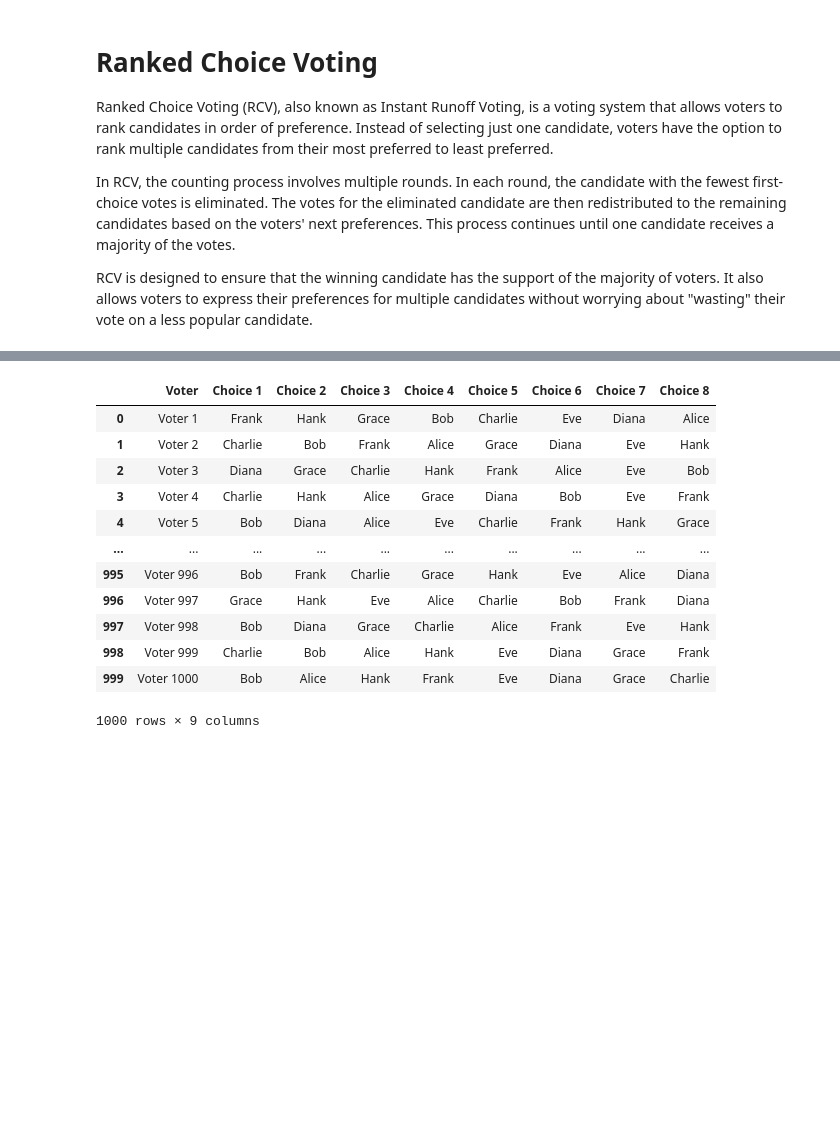
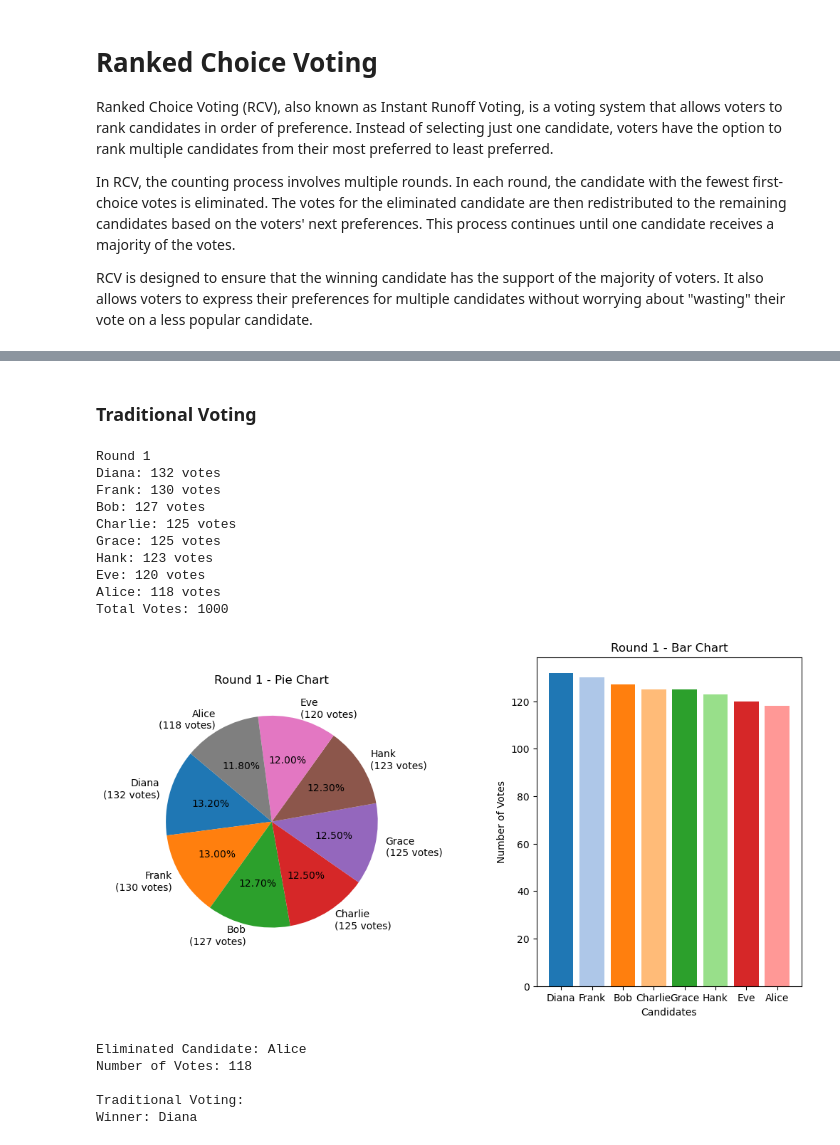
Before and after one commit to saharshbhansali/bohemian-referendums, a Jupyter notebook: ranked-choice.ipynb, the cells around one changed output, grey strips where cells are left out. Saved outputs shown, nothing was run; the diff lists cells and outputs as text; code cells hidden in the pictures; blank space fills up the shorter version.

```diff
--- a/ranked-choice.ipynb
+++ b/ranked-choice.ipynb
@@ -37,36 +41,34 @@ import pandas as pd
 
 # Read the CSV file
 df = pd.read_csv('votes.csv')
+df['current_winner'] = df['choice_1']
+# Create an array with a list of all the candidates
+candidates = df['current_winner'].unique()
+num_candidates = len(df.columns[1:-1].tolist())
 
 # Display the dataframe
-df
+# print(df.to_string())
+
+# Initialize the list of winners
+winners = []
+round_number = 1
-# %% [output]
-|  | Voter | Choice 1 | Choice 2 | Choice 3 | Choice 4 | Choice 5 | Choice 6 | Choice 7 | Choice 8 |
-| 0 | Voter 1 | Frank | Hank | Grace | Bob | Charlie | Eve | Diana | Alice |
-| 1 | Voter 2 | Charlie | Bob | Frank | Alice | Grace | Diana | Eve | Hank |
-| 2 | Voter 3 | Diana | Grace | Charlie | Hank | Frank | Alice | Eve | Bob |
-| 3 | Voter 4 | Charlie | Hank | Alice | Grace | Diana | Bob | Eve | Frank |
-| 4 | Voter 5 | Bob | Diana | Alice | Eve | Charlie | Frank | Hank | Grace |
-| ... | ... | ... | ... | ... | ... | ... | ... | ... | ... |
-| 995 | Voter 996 | Bob | Frank | Charlie | Grace | Hank | Eve | Alice | Diana |
-| 996 | Voter 997 | Grace | Hank | Eve | Alice | Charlie | Bob | Frank | Diana |
-| 997 | Voter 998 | Bob | Diana | Grace | Charlie | Alice | Frank | Eve | Hank |
-| 998 | Voter 999 | Charlie | Bob | Alice | Hank | Eve | Diana | Grace | Frank |
-| 999 | Voter 1000 | Bob | Alice | Hank | Frank | Eve | Diana | Grace | Charlie |
-1000 rows × 9 columns
 # %%
-import pandas as pd
 import matplotlib.pyplot as plt
 
-def RankedChoiceVotingRound(df, candidates, round_text):
+def RankedChoiceVotingRound(df, candidates, round_text, num_candidates):
     # Count the number of first-choice votes for each candidate
-    first_choice_votes = df['Choice 1'].value_counts()
+    first_choice_votes = df['current_winner'].value_counts()
 
     total_votes = first_choice_votes.sum()
+    round_winner_votes = -1
+    round_winner = None
     # Print the results of the current round
     print(f"{round_text}")
     for candidate, votes in first_choice_votes.items():
         print(f"{candidate}: {votes} votes")
+        if votes > round_winner_votes:
+            round_winner_votes = votes
+            round_winner = candidate
     print(f"Total Votes: {total_votes}\n")
 
     # Create a figure with two subplots
@@ -93,23 +95,50 @@ def RankedChoiceVotingRound(df, candidates, round_text):
     # Identify the candidate with the fewest votes
     min_votes = first_choice_votes.min()
     eliminated_candidate = first_choice_votes[first_choice_votes == min_votes].index[0]
-    print(f"Eliminated Candidate: {eliminated_candidate}\n")
+    print(f"Eliminated Candidate: {eliminated_candidate}\nNumber of Votes: {min_votes}\n")
 
     # Eliminate the candidate with the fewest votes
     candidates = [candidate for candidate in candidates if candidate != eliminated_candidate]
 
     # Redistribute the votes of the eliminated candidate
     def redistribute_votes(row):
-        if row['Choice 1'] == eliminated_candidate:
-            for i in range(2, len(candidates) + 2):
-                if row[f'Choice {i}'] in candidates:
-                    return row[f'Choice {i}']
+        if row['current_winner'] == eliminated_candidate:
+            for i in range(1, num_candidates+1):
+                if row[f'choice_{i}'] in candidates:
+                    return row[f'choice_{i}']
             return None
-        return row['Choice 1']
+        return row['current_winner']
 
-    df['Choice 1'] = df.apply(redistribute_votes, axis=1)
+    df['current_winner'] = df.apply(redistribute_votes, axis=1)
+
+    # print(df.to_string() + "\n")
 
     if len(candidates) == 1:
-        return df, candidates, candidates[0]
+        return df, candidates, round_winner
 
-    return df, candidates, None
+    return df, candidates, round_winner
+# %% [markdown]
+### Traditional Voting
+# %%
+_, _, traditional_winner = RankedChoiceVotingRound(df, candidates, f"Traditional Voting", num_candidates)
+candidates = df['choice_1'].unique()
+# df['current_winner'] = df['choice_1']
+
+print(f"Traditional Voting:\nWinner: {traditional_winner}")
+# %% [output]
+Round 1
+Diana: 132 votes
+Frank: 130 votes
+Bob: 127 votes
+Charlie: 125 votes
+Grace: 125 votes
+Hank: 123 votes
+Eve: 120 votes
+Alice: 118 votes
+Total Votes: 1000
+[figure, added]
+Eliminated Candidate: Alice
+Number of Votes: 118
+
+Traditional Voting:
+Winner: Diana
```
Also changed, not shown: parts of 5 cells of this notebook, 2 other files.
